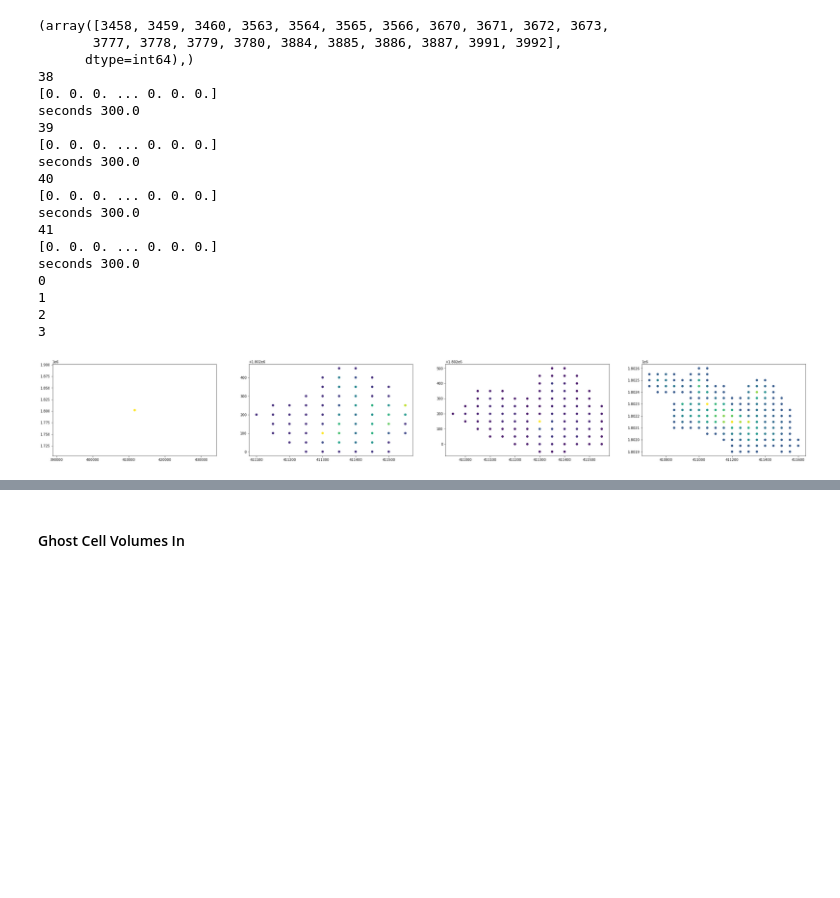
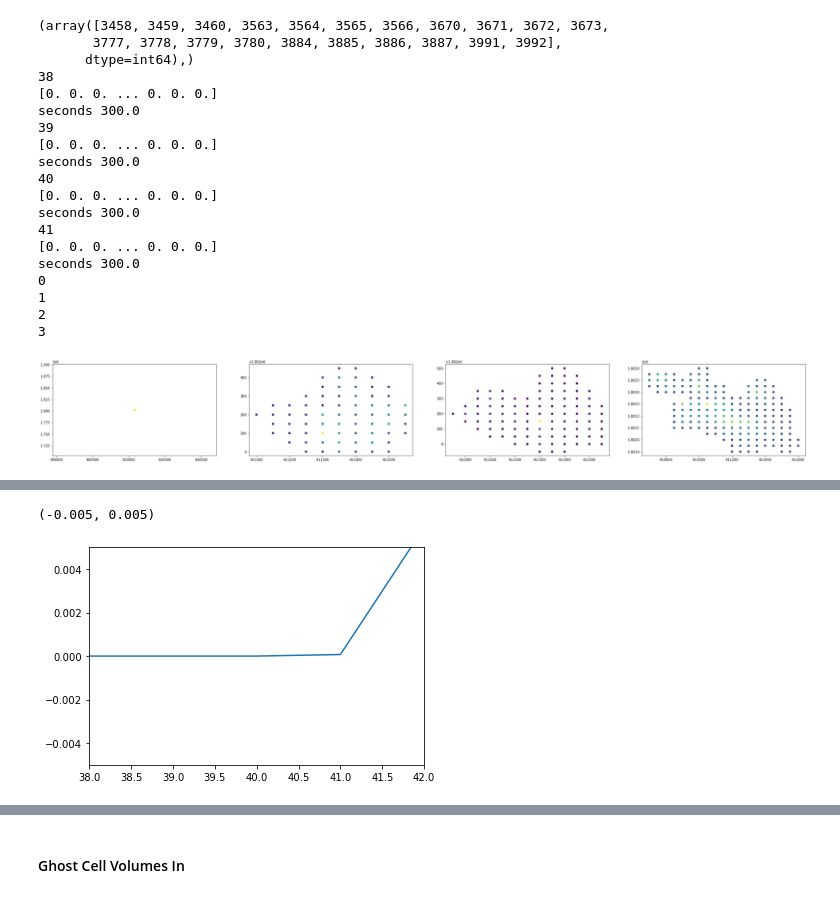
Before and after one commit to EcohydrologyTeam/ClearWater-riverine, a Jupyter notebook: examples/Sparse_Matrix_Framework-muncie.ipynb, the cells around one changed output, grey strips where cells are left out. Saved outputs shown, nothing was run; the diff lists cells and outputs as text; code cells hidden in the pictures; blank space fills up the shorter version.

```diff
--- a/examples/Sparse_Matrix_Framework-muncie.ipynb
+++ b/examples/Sparse_Matrix_Framework-muncie.ipynb
@@ -999,0 +1045,7 @@ here
+# %%
+plt.plot(range(len(pd.DataFrame(ds_zarr['coeff_to_diffusion'])[9149])), pd.DataFrame(ds_zarr['coeff_to_diffusion'])[9149])
+plt.xlim(38,42)
+plt.ylim(-0.005, 0.005)
+# %% [output]
+(-0.005, 0.005)
+[figure, added]
```
Also changed, not shown: parts of 36 cells of this notebook.
